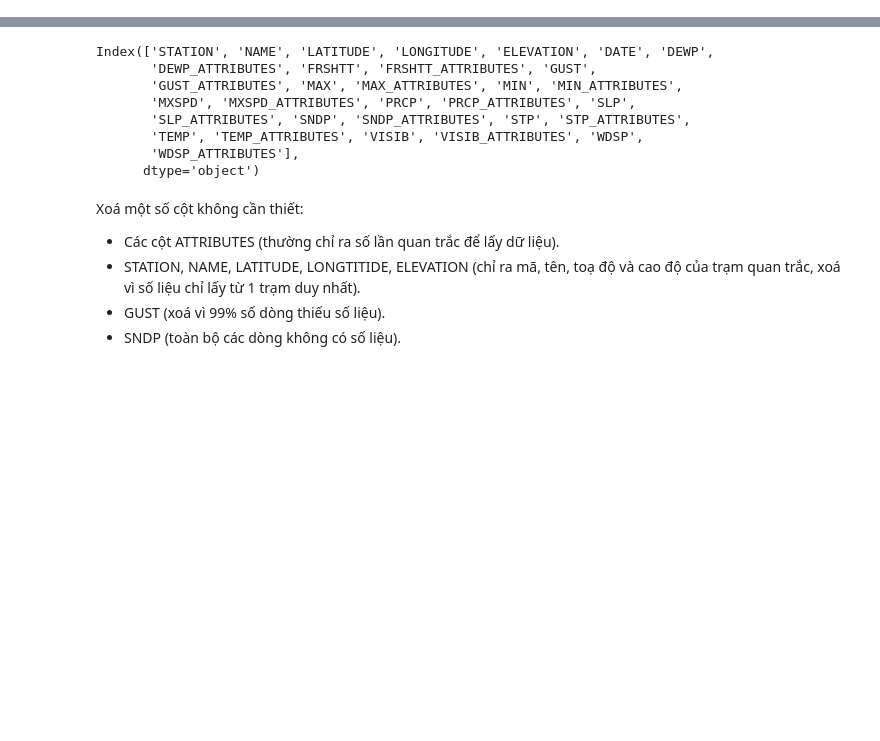
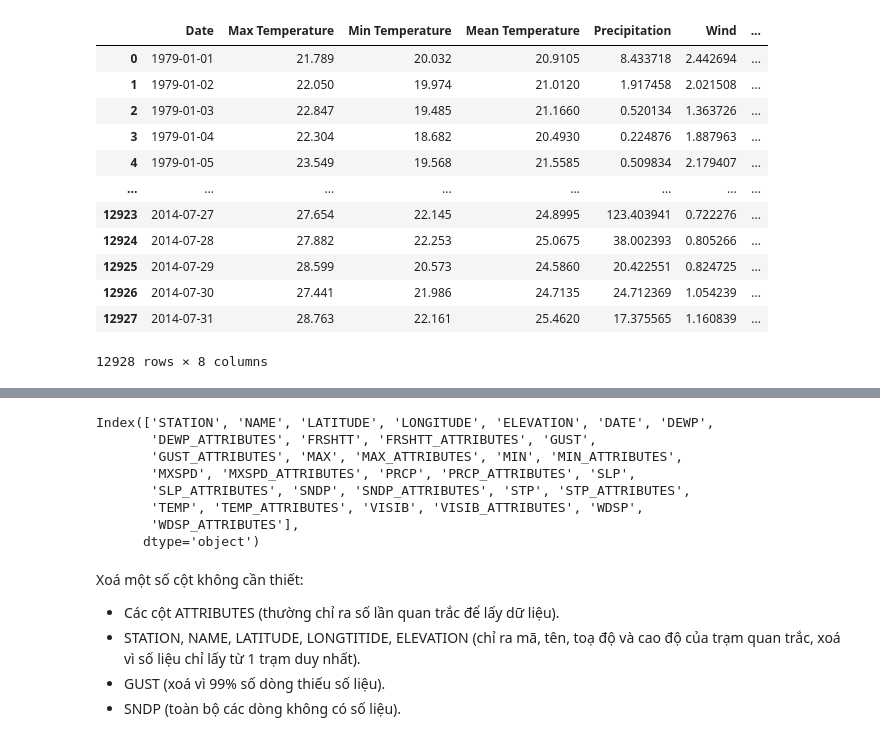
Before and after one commit to vietsub00/NMKHDL_DACK, a Jupyter notebook: Weather_predict.ipynb, the cells around one changed output, grey strips where cells are left out. Saved outputs shown, nothing was run; the diff lists cells and outputs as text; code cells hidden in the pictures; blank space fills up the shorter version.

```diff
--- a/Weather_predict.ipynb
+++ b/Weather_predict.ipynb
@@ -5,0 +109,17 @@ import matplotlib.pyplot as plt
+# %%
+df.insert(loc=3, column='Mean Temperature', value=mean_temp)
+df
+# %% [output]
+|  | Date | Max Temperature | Min Temperature | Mean Temperature | Precipitation | Wind | ... |
+| 0 | 1979-01-01 | 21.789 | 20.032 | 20.9105 | 8.433718 | 2.442694 | ... |
+| 1 | 1979-01-02 | 22.050 | 19.974 | 21.0120 | 1.917458 | 2.021508 | ... |
+| 2 | 1979-01-03 | 22.847 | 19.485 | 21.1660 | 0.520134 | 1.363726 | ... |
+| 3 | 1979-01-04 | 22.304 | 18.682 | 20.4930 | 0.224876 | 1.887963 | ... |
+| 4 | 1979-01-05 | 23.549 | 19.568 | 21.5585 | 0.509834 | 2.179407 | ... |
+| ... | ... | ... | ... | ... | ... | ... | ... |
+| 12923 | 2014-07-27 | 27.654 | 22.145 | 24.8995 | 123.403941 | 0.722276 | ... |
+| 12924 | 2014-07-28 | 27.882 | 22.253 | 25.0675 | 38.002393 | 0.805266 | ... |
+| 12925 | 2014-07-29 | 28.599 | 20.573 | 24.5860 | 20.422551 | 0.824725 | ... |
+| 12926 | 2014-07-30 | 27.441 | 21.986 | 24.7135 | 24.712369 | 1.054239 | ... |
+| 12927 | 2014-07-31 | 28.763 | 22.161 | 25.4620 | 17.375565 | 1.160839 | ... |
+12928 rows × 8 columns
```
Also changed, not shown: parts of 35 cells of this notebook.
